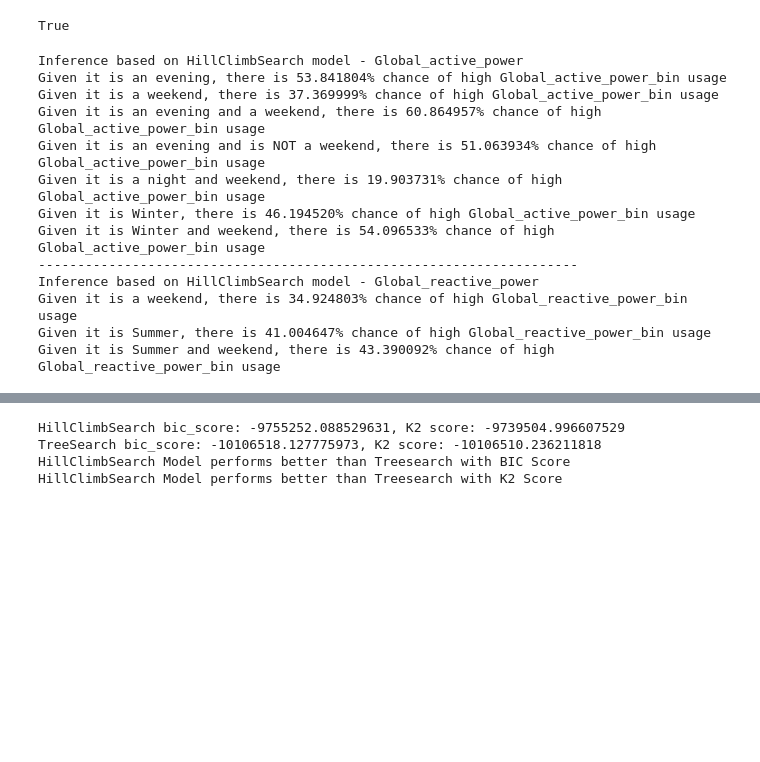
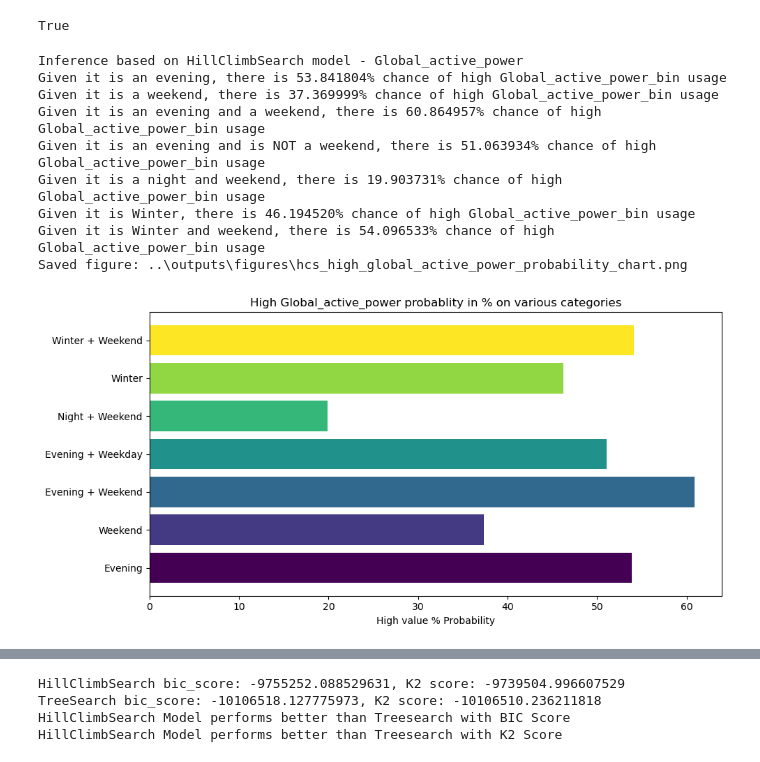
Before and after one commit to saravana-selvaraj-tech/AAI-500-Project, a Jupyter notebook: notebooks/04_bayesian_network_model_inference.ipynb, the cells around one changed output, grey strips where cells are left out. Saved outputs shown, nothing was run; the diff lists cells and outputs as text; code cells hidden in the pictures; blank space fills up the shorter version.

Commit message:
Updated Bayesian network model to generate additional charts

```diff
--- a/notebooks/04_bayesian_network_model_inference.ipynb
+++ b/notebooks/04_bayesian_network_model_inference.ipynb
@@ -168,41 +168,56 @@ for node in hc_bn.nodes():
 hc_bn.check_model()
 # %% [output]
 True
+# %%
+from pgmpy.inference import VariableElimination
+
+def ask(q:str,evidence:dict, inference, condition:str = None, vars=['Global_active_power_bin']):
+    p = inference.query(variables=vars,evidence=evidence,show_progress=False)
+    prob = p.values[0] * 100
+    print(f"{q}, there is {prob:f}% chance of high {"".join(vars)} usage")
+    return {condition:prob}
 # %%
 #Inference from HillClimbSearch model based estimation
-from pgmpy.inference import VariableElimination
 
-def ask(q:str,evidence:dict, inference,vars=['Global_active_power_bin'], ):
-    p = inference.query(variables=vars,evidence=evidence,show_progress=False)
-    prob = p.values[0] * 100
-    print(f"{q}, there is {prob:f}% chance of high {"".join(vars)} usage")
+import matplotlib.pyplot as plot
 
 infer = VariableElimination(hc_bn)
+list_of_cond_prob = {}
 print("Inference based on HillClimbSearch model - Global_active_power")
-ask("Given it is an evening",{'time_of_day':'Evening'},infer)
-ask("Given it is a weekend",{'is_weekend':'1'},infer)
-ask("Given it is an evening and a weekend",{'time_of_day':'Evening','is_weekend':'1'},infer)
-ask("Given it is an evening and is NOT a weekend",{'time_of_day':'Evening','is_weekend':'0'},infer)
-ask("Given it is a night and weekend",{'time_of_day':'Night','is_weekend':'1'},infer)
-ask("Given it is Winter",{'season':'Winter'},infer)
-ask("Given it is Winter and weekend",{'season':'Winter','is_weekend':'1'},infer)
 
-print("---------------------------------------------------------------------")
-print("Inference based on HillClimbSearch model - Global_reactive_power")
-ask("Given it is a weekend",{'is_weekend':'1'},infer,['Global_reactive_power_bin'])
-ask("Given it is Summer",{'season':'Summer'},infer,['Global_reactive_power_bin'])
-ask("Given it is Summer and weekend",{'season':'Summer','is_weekend':'1'},infer,['Global_reactive_power_bin'])
+list_of_cond_prob.update(ask("Given it is an evening",{'time_of_day':'Evening'},infer,"Evening"))
+list_of_cond_prob.update(ask("Given it is a weekend",{'is_weekend':'1'},infer,"Weekend"))
+list_of_cond_prob.update(ask("Given it is an evening and a weekend",{'time_of_day':'Evening','is_weekend':'1'},infer,
+                             "Evening + Weekend"))
+list_of_cond_prob.update(ask("Given it is an evening and is NOT a weekend",{'time_of_day':'Evening','is_weekend':'0'},infer,
+                             "Evening + Weekday"))
+list_of_cond_prob.update(ask("Given it is a night and weekend",{'time_of_day':'Night','is_weekend':'1'},infer,
+                            "Night + Weekend"))
+list_of_cond_prob.update(ask("Given it is Winter",{'season':'Winter'},infer,"Winter"))
+list_of_cond_prob.update(ask("Given it is Winter and weekend",{'season':'Winter','is_weekend':'1'},infer,
+                            "Winter + Weekend"))
+
+colors = plot.cm.viridis(np.linspace(0, 1, len(list_of_cond_prob)))
+
+plot.figure(figsize=(10, 5))
+plot.barh(list_of_cond_prob.keys(), list_of_cond_prob.values(),color=colors)
+
+plot.title("High Global_active_power probablity in % on various categories")
+plot.xlabel("High value % Probability")
+plot.tight_layout()
+
+file_name = os.path.join('..', 'outputs', 'figures', 'hcs_high_global_active_power_probability_chart.png')
+plot.savefig(file_name, dpi=300, bbox_inches='tight')
+print(f"Saved figure: {file_name}")
+plt.show()
 # %% [output]
 Inference based on HillClimbSearch model - Global_active_power
 Given it is an evening, there is 53.841804% chance of high Global_active_power_bin usage
 Given it is a weekend, there is 37.369999% chance of high Global_active_power_bin usage
 Given it is an evening and a weekend, there is 60.864957% chance of high Global_active_power_bin usage
 Given it is an evening and is NOT a weekend, there is 51.063934% chance of high Global_active_power_bin usage
 Given it is a night and weekend, there is 19.903731% chance of high Global_active_power_bin usage
 Given it is Winter, there is 46.194520% chance of high Global_active_power_bin usage
 Given it is Winter and weekend, there is 54.096533% chance of high Global_active_power_bin usage
----------------------------------------------------------------------
-Inference based on HillClimbSearch model - Global_reactive_power
-Given it is a weekend, there is 34.924803% chance of high Global_reactive_power_bin usage
-Given it is Summer, there is 41.004647% chance of high Global_reactive_power_bin usage
-Given it is Summer and weekend, there is 43.390092% chance of high Global_reactive_power_bin usage
+Saved figure: ..\outputs\figures\hcs_high_global_active_power_probability_chart.png
+[figure, added]
```
Also changed, not shown: parts of 4 cells of this notebook, 3 other files.
